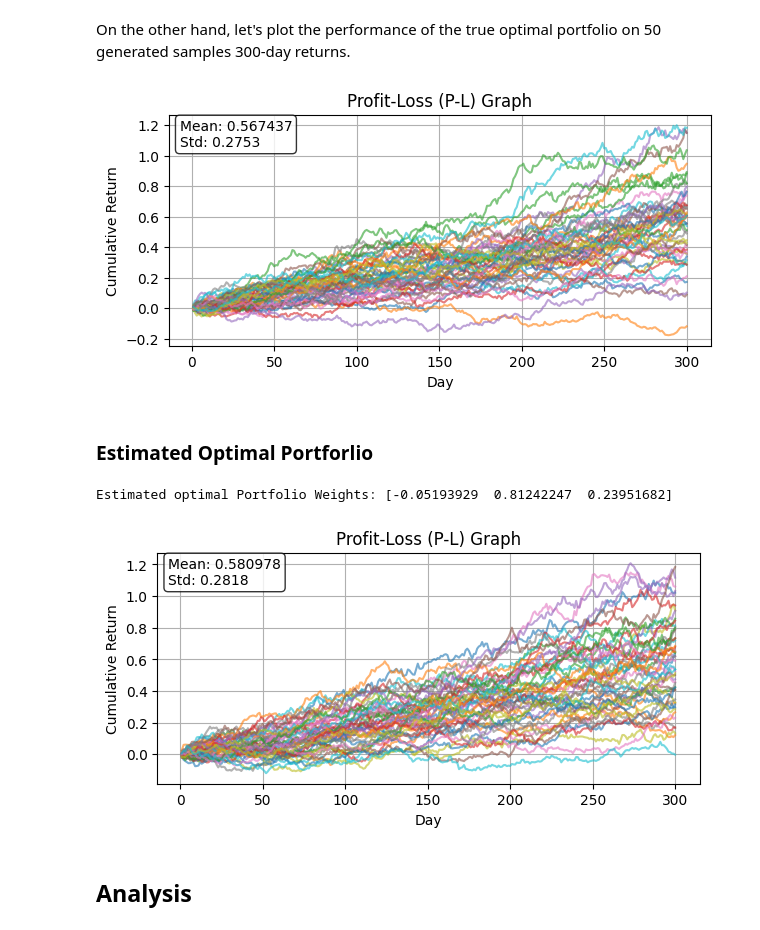
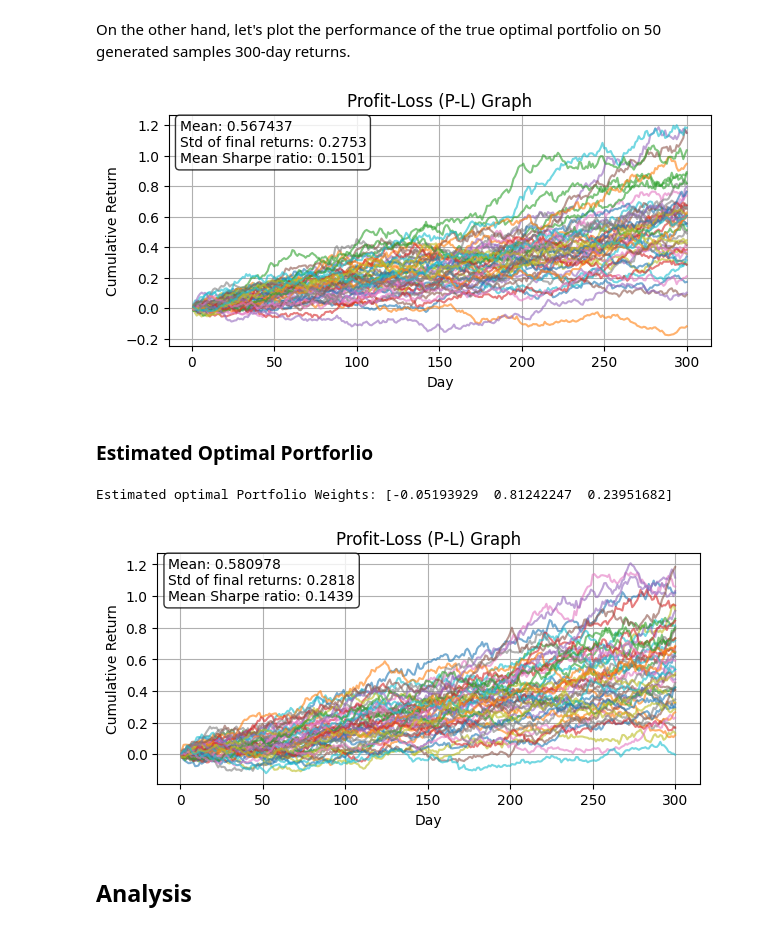
Before and after one commit to DeepIntoStreams/MSc_2025_ReinforcementLearning, a Jupyter notebook: mvp_dt.ipynb, the cells around one changed output. Cells and saved outputs as stored; diff of their text form; code cells hidden in the pictures.

Commit message:
sharpe ratio for synthetic experiment fixed

```diff
--- a/mvp_dt.ipynb
+++ b/mvp_dt.ipynb
@@ -181,6 +181,8 @@ Now we plot the performance of the true optimal portfolio on 50 generated sample
 # Code to plot the portfolio returns and report the mean performance
 
 perf = np.zeros(50)
+
+Sharpe = np.zeros(50)
 
 plt.figure(figsize=(7, 3))
 
@@ -194,6 +196,9 @@ for i in range(50):
     # Calculate the portfolio returns for each day
     portfolio_returns = np.dot(all_returns[i], optimal_weights_true)
 
+    # Calculate each trajectories' Sharpe ratio
+    Sharpe[i] = np.mean(portfolio_returns)/np.std(portfolio_returns)
+
     # Log the portfolio returns
     perf[i] = np.prod(1 + portfolio_returns) - 1
 
@@ -204,7 +209,8 @@ for i in range(50):
 
 mean_return = np.mean(perf)
 std_return = np.std(perf)
-plt.text(0.02, 0.98, f'Mean: {mean_return:.6f}\nStd: {std_return:.4f}',
+mean_sharpe = np.mean(Sharpe)
+plt.text(0.02, 0.98, f'Mean: {mean_return:.6f}\nStd of final returns: {std_return:.4f}\nMean Sharpe ratio: {mean_sharpe:.4f}',
          transform=plt.gca().transAxes, verticalalignment='top',
          bbox=dict(boxstyle='round', facecolor='white', alpha=0.8))
 
@@ -245,6 +251,8 @@ print("Estimated optimal Portfolio Weights:", optimal_weights_hat)
 
 perf = np.zeros(50)
 
+Sharpe = np.zeros(50)
+
 plt.figure(figsize=(7, 3))
 
 for i in range(50):
@@ -257,6 +265,9 @@ for i in range(50):
     # Calculate the portfolio returns for each day
     portfolio_returns = np.dot(all_returns_train[i], optimal_weights_hat)
 
+    # Calculate each trajectories' Sharpe ratio
+    Sharpe[i] = np.mean(portfolio_returns)/np.std(portfolio_returns)
+
     # Log the portfolio returns
     perf[i] = np.prod(1 + portfolio_returns) - 1
 
@@ -267,7 +278,8 @@ for i in range(50):
 
 mean_return = np.mean(perf)
 std_return = np.std(perf)
-plt.text(0.02, 0.98, f'Mean: {mean_return:.6f}\nStd: {std_return:.4f}',
+mean_sharpe = np.mean(Sharpe)
+plt.text(0.02, 0.98, f'Mean: {mean_return:.6f}\nStd of final returns: {std_return:.4f}\nMean Sharpe ratio: {mean_sharpe:.4f}',
          transform=plt.gca().transAxes, verticalalignment='top',
          bbox=dict(boxstyle='round', facecolor='white', alpha=0.8))
 
@@ -294,6 +306,8 @@ T = 300
 all_returns_300 = generate_returns(T, N, mu, Sigma, num_samples=50)
 
 perf = np.zeros(50)
+
+Sharpe = np.zeros(50)
 
 plt.figure(figsize=(7, 3))
 
@@ -307,6 +321,9 @@ for i in range(50):
     # Calculate the portfolio returns for each day
     portfolio_returns = np.dot(all_returns_300[i], optimal_weights_true)
 
+    # Calculate each trajectories' Sharpe ratio
+    Sharpe[i] = np.mean(portfolio_returns)/np.std(portfolio_returns)
+
     # Log the portfolio returns
     perf[i] = np.prod(1 + portfolio_returns) - 1
 
@@ -317,7 +334,8 @@ for i in range(50):
 
 mean_return = np.mean(perf)
 std_return = np.std(perf)
-plt.text(0.02, 0.98, f'Mean: {mean_return:.6f}\nStd: {std_return:.4f}',
+mean_sharpe = np.mean(Sharpe)
+plt.text(0.02, 0.98, f'Mean: {mean_return:.6f}\nStd of final returns: {std_return:.4f}\nMean Sharpe ratio: {mean_sharpe:.4f}',
          transform=plt.gca().transAxes, verticalalignment='top',
          bbox=dict(boxstyle='round', facecolor='white', alpha=0.8))
 
@@ -327,7 +345,7 @@ plt.ylabel("Cumulative Return")
 plt.grid(True)
 plt.show()
 # %% [output]
-[figure, old version]
+[figure, new version]
 # %% [markdown]
 ### Estimated Optimal Portforlio
 # %%
@@ -356,40 +374,46 @@ print("Estimated optimal Portfolio Weights:", optimal_weights_hat)
 
 perf = np.zeros(50)
 
+Sharpe = np.zeros(50)
+
 plt.figure(figsize=(7, 3))
 
 for i in range(50):
 
     # Calculate the resulting return over the 300-day period
     resulting_return = calculate_resulting_return(all_returns_train_300[i], optimal_weights_hat)
 
     #print(f"Resulting Portfolio Return over 300 Days: {resulting_return:.4f}")
 
     # Calculate the portfolio returns for each day
     portfolio_returns = np.dot(all_returns_train_300[i], optimal_weights_hat)
 
+    # Calculate each trajectories' Sharpe ratio
+    Sharpe[i] = np.mean(portfolio_returns)/np.std(portfolio_returns)
+
     # Log the portfolio returns
     perf[i] = np.prod(1 + portfolio_returns) - 1
 
     # Calculate the cumulative return over the 300 days
     cumulative_returns = np.cumprod(1 + portfolio_returns) - 1
 
     plt.plot(range(1, len(cumulative_returns) + 1), cumulative_returns, alpha=0.6)
 
 mean_return = np.mean(perf)
 std_return = np.std(perf)
-plt.text(0.02, 0.98, f'Mean: {mean_return:.6f}\nStd: {std_return:.4f}',
+mean_sharpe = np.mean(Sharpe)
+plt.text(0.02, 0.98, f'Mean: {mean_return:.6f}\nStd of final returns: {std_return:.4f}\nMean Sharpe ratio: {mean_sharpe:.4f}',
          transform=plt.gca().transAxes, verticalalignment='top',
          bbox=dict(boxstyle='round', facecolor='white', alpha=0.8))
 
 plt.title("Profit-Loss (P-L) Graph")
 plt.xlabel("Day")
 plt.ylabel("Cumulative Return")
 plt.grid(True)
 plt.show()
 # %% [output]
 Estimated optimal Portfolio Weights: [-0.05193929  0.81242247  0.23951682]
-[figure, old version]
+[figure, new version]
 # %% [markdown]
 ## Analysis
 # %% [markdown]
```
Also changed, not shown: parts of 4 cells of this notebook.
